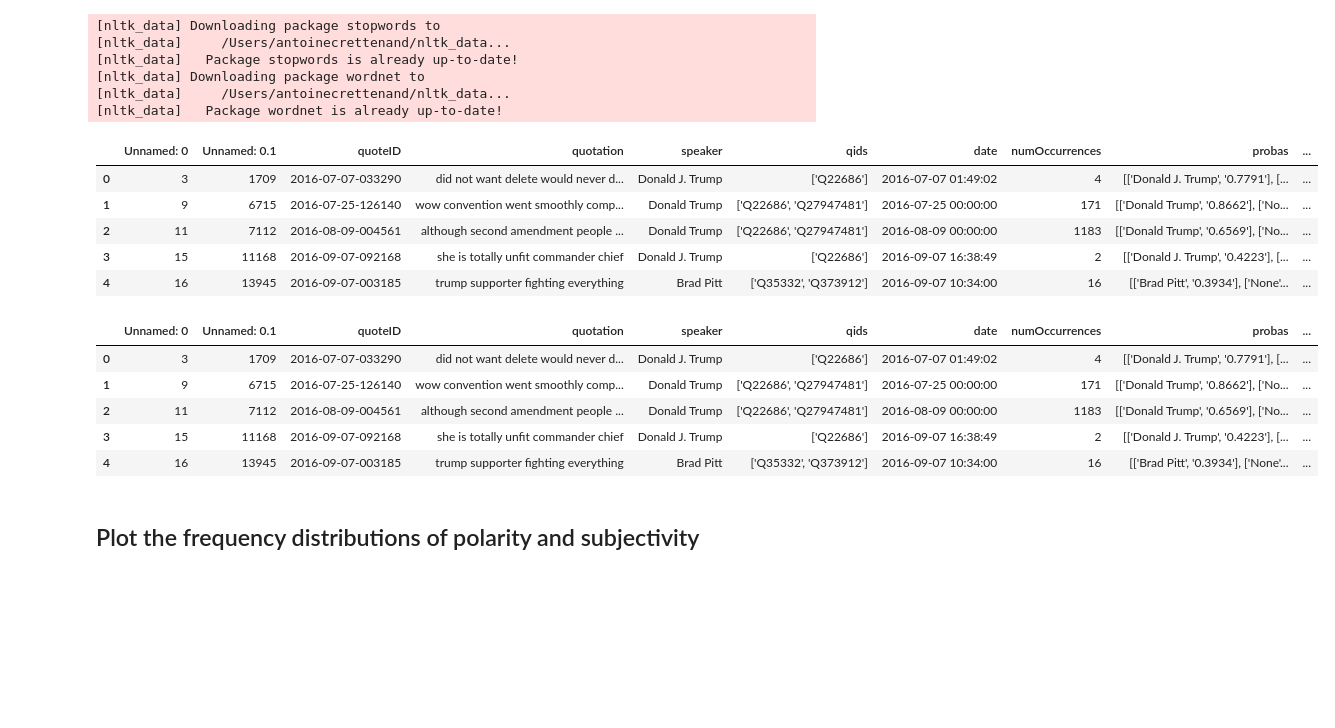
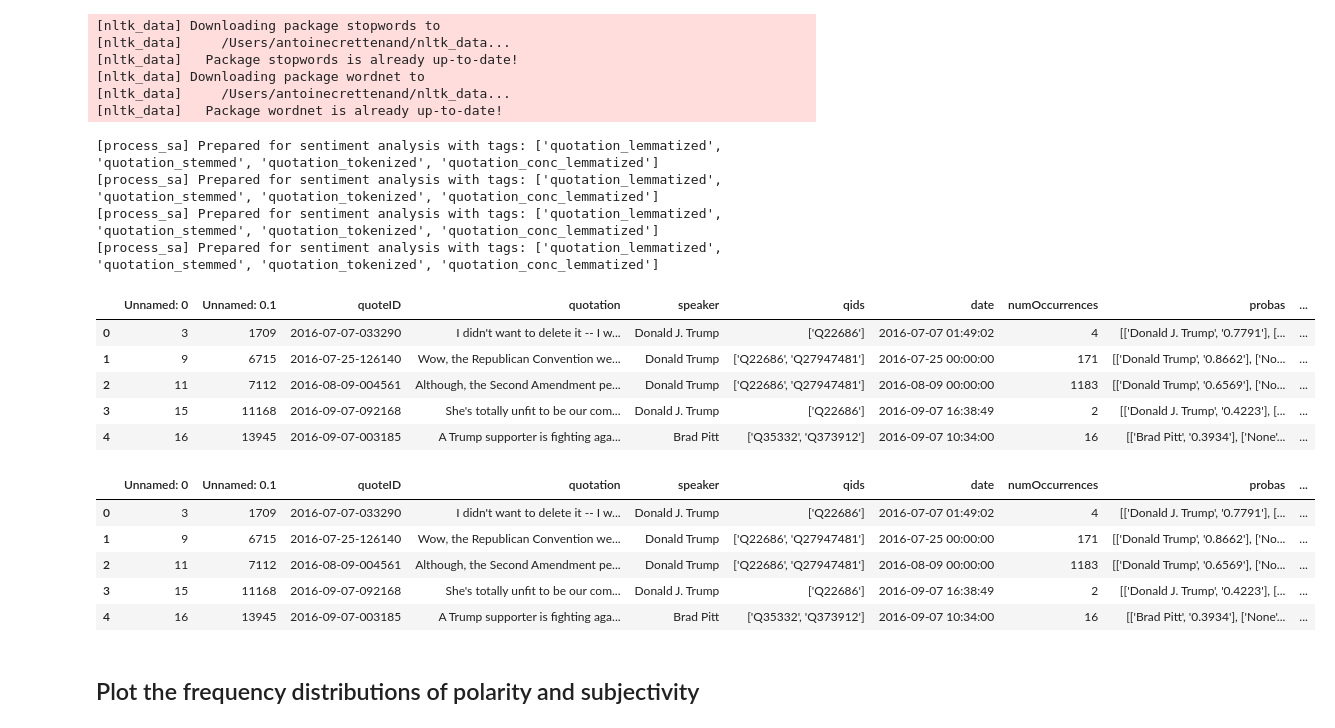
Before and after one commit to epfl-ada/ada-2021-project-sars, a Jupyter notebook: sentiment_analysis.ipynb, the cells around one changed output. Saved outputs shown, nothing was run; the diff lists cells and outputs as text; code cells hidden in the pictures; blank space fills up the shorter version.

```diff
--- a/sentiment_analysis.ipynb
+++ b/sentiment_analysis.ipynb
@@ -19,33 +19,38 @@ df_clinton_2016 = pd.read_csv("Data/2016/clinton_2016.zip", compression="zip")
 df_biden_2020 = pd.read_csv("Data/2020/biden_2020.zip", compression="zip")
 # %%
 # preprocess data for sentiment analysis
-df_trump_2016 = preprocess_data_for_sentiment_analysis(df_trump_2016)
-df_trump_2020 = preprocess_data_for_sentiment_analysis(df_trump_2020)
-df_clinton_2016 = preprocess_data_for_sentiment_analysis(df_clinton_2016)
-df_biden_2020 = preprocess_data_for_sentiment_analysis(df_biden_2020)
+tags = ['quotation_lemmatized', 'quotation_stemmed', 'quotation_tokenized', 'quotation_conc_lemmatized']
+df_trump_2016 = preprocess_data_for_sentiment_analysis(df_trump_2016, tags=tags)
+df_trump_2020 = preprocess_data_for_sentiment_analysis(df_trump_2020, tags=tags)
+df_clinton_2016 = preprocess_data_for_sentiment_analysis(df_clinton_2016, tags=tags)
+df_biden_2020 = preprocess_data_for_sentiment_analysis(df_biden_2020, tags=tags)
 
 df_trump_2016.head()
 # %% [output]
+[process_sa] Prepared for sentiment analysis with tags: ['quotation_lemmatized', 'quotation_stemmed', 'quotation_tokenized', 'quotation_conc_lemmatized']
+[process_sa] Prepared for sentiment analysis with tags: ['quotation_lemmatized', 'quotation_stemmed', 'quotation_tokenized', 'quotation_conc_lemmatized']
+[process_sa] Prepared for sentiment analysis with tags: ['quotation_lemmatized', 'quotation_stemmed', 'quotation_tokenized', 'quotation_conc_lemmatized']
+[process_sa] Prepared for sentiment analysis with tags: ['quotation_lemmatized', 'quotation_stemmed', 'quotation_tokenized', 'quotation_conc_lemmatized']
 |  | Unnamed: 0 | Unnamed: 0.1 | quoteID | quotation | speaker | qids | date | numOccurrences | probas | ... |
-| 0 | 3 | 1709 | 2016-07-07-033290 | did not want delete would never d... | Donald J. Trump | ['Q22686'] | 2016-07-07 01:49:02 | 4 | [['Donald J. Trump', '0.7791'], [... | ... |
-| 1 | 9 | 6715 | 2016-07-25-126140 | wow convention went smoothly comp... | Donald Trump | ['Q22686', 'Q27947481'] | 2016-07-25 00:00:00 | 171 | [['Donald Trump', '0.8662'], ['No... | ... |
-| 2 | 11 | 7112 | 2016-08-09-004561 | although second amendment people ... | Donald Trump | ['Q22686', 'Q27947481'] | 2016-08-09 00:00:00 | 1183 | [['Donald Trump', '0.6569'], ['No... | ... |
-| 3 | 15 | 11168 | 2016-09-07-092168 | she is totally unfit commander chief | Donald J. Trump | ['Q22686'] | 2016-09-07 16:38:49 | 2 | [['Donald J. Trump', '0.4223'], [... | ... |
-| 4 | 16 | 13945 | 2016-09-07-003185 | trump supporter fighting everything | Brad Pitt | ['Q35332', 'Q373912'] | 2016-09-07 10:34:00 | 16 | [['Brad Pitt', '0.3934'], ['None'... | ... |
+| 0 | 3 | 1709 | 2016-07-07-033290 | I didn't want to delete it -- I w... | Donald J. Trump | ['Q22686'] | 2016-07-07 01:49:02 | 4 | [['Donald J. Trump', '0.7791'], [... | ... |
+| 1 | 9 | 6715 | 2016-07-25-126140 | Wow, the Republican Convention we... | Donald Trump | ['Q22686', 'Q27947481'] | 2016-07-25 00:00:00 | 171 | [['Donald Trump', '0.8662'], ['No... | ... |
+| 2 | 11 | 7112 | 2016-08-09-004561 | Although, the Second Amendment pe... | Donald Trump | ['Q22686', 'Q27947481'] | 2016-08-09 00:00:00 | 1183 | [['Donald Trump', '0.6569'], ['No... | ... |
+| 3 | 15 | 11168 | 2016-09-07-092168 | She's totally unfit to be our com... | Donald J. Trump | ['Q22686'] | 2016-09-07 16:38:49 | 2 | [['Donald J. Trump', '0.4223'], [... | ... |
+| 4 | 16 | 13945 | 2016-09-07-003185 | A Trump supporter is fighting aga... | Brad Pitt | ['Q35332', 'Q373912'] | 2016-09-07 10:34:00 | 16 | [['Brad Pitt', '0.3934'], ['None'... | ... |
 # %%
-df_trump_2016_sa = expand_quotations_with_polarity_subjectivity(df_trump_2016)
-df_trump_2020_sa = expand_quotations_with_polarity_subjectivity(df_trump_2020)
-df_clinton_2016_sa = expand_quotations_with_polarity_subjectivity(df_clinton_2016)
-df_biden_2020_sa = expand_quotations_with_polarity_subjectivity(df_biden_2020)
+df_trump_2016_sa = expand_quotations_with_polarity_subjectivity(df_trump_2016, column='quotation_conc_lemmatized')
+df_trump_2020_sa = expand_quotations_with_polarity_subjectivity(df_trump_2020, column='quotation_conc_lemmatized')
+df_clinton_2016_sa = expand_quotations_with_polarity_subjectivity(df_clinton_2016, column='quotation_conc_lemmatized')
+df_biden_2020_sa = expand_quotations_with_polarity_subjectivity(df_biden_2020, column='quotation_conc_lemmatized')
 
 df_trump_2016_sa.head()
 # %% [output]
 |  | Unnamed: 0 | Unnamed: 0.1 | quoteID | quotation | speaker | qids | date | numOccurrences | probas | ... |
-| 0 | 3 | 1709 | 2016-07-07-033290 | did not want delete would never d... | Donald J. Trump | ['Q22686'] | 2016-07-07 01:49:02 | 4 | [['Donald J. Trump', '0.7791'], [... | ... |
-| 1 | 9 | 6715 | 2016-07-25-126140 | wow convention went smoothly comp... | Donald Trump | ['Q22686', 'Q27947481'] | 2016-07-25 00:00:00 | 171 | [['Donald Trump', '0.8662'], ['No... | ... |
-| 2 | 11 | 7112 | 2016-08-09-004561 | although second amendment people ... | Donald Trump | ['Q22686', 'Q27947481'] | 2016-08-09 00:00:00 | 1183 | [['Donald Trump', '0.6569'], ['No... | ... |
-| 3 | 15 | 11168 | 2016-09-07-092168 | she is totally unfit commander chief | Donald J. Trump | ['Q22686'] | 2016-09-07 16:38:49 | 2 | [['Donald J. Trump', '0.4223'], [... | ... |
-| 4 | 16 | 13945 | 2016-09-07-003185 | trump supporter fighting everything | Brad Pitt | ['Q35332', 'Q373912'] | 2016-09-07 10:34:00 | 16 | [['Brad Pitt', '0.3934'], ['None'... | ... |
+| 0 | 3 | 1709 | 2016-07-07-033290 | I didn't want to delete it -- I w... | Donald J. Trump | ['Q22686'] | 2016-07-07 01:49:02 | 4 | [['Donald J. Trump', '0.7791'], [... | ... |
+| 1 | 9 | 6715 | 2016-07-25-126140 | Wow, the Republican Convention we... | Donald Trump | ['Q22686', 'Q27947481'] | 2016-07-25 00:00:00 | 171 | [['Donald Trump', '0.8662'], ['No... | ... |
+| 2 | 11 | 7112 | 2016-08-09-004561 | Although, the Second Amendment pe... | Donald Trump | ['Q22686', 'Q27947481'] | 2016-08-09 00:00:00 | 1183 | [['Donald Trump', '0.6569'], ['No... | ... |
+| 3 | 15 | 11168 | 2016-09-07-092168 | She's totally unfit to be our com... | Donald J. Trump | ['Q22686'] | 2016-09-07 16:38:49 | 2 | [['Donald J. Trump', '0.4223'], [... | ... |
+| 4 | 16 | 13945 | 2016-09-07-003185 | A Trump supporter is fighting aga... | Brad Pitt | ['Q35332', 'Q373912'] | 2016-09-07 10:34:00 | 16 | [['Brad Pitt', '0.3934'], ['None'... | ... |
 # %% [markdown]
 ## Plot the frequency distributions of polarity and subjectivity
 # %%
```
Also changed, not shown: parts of 7 cells of this notebook, 1 other file.
